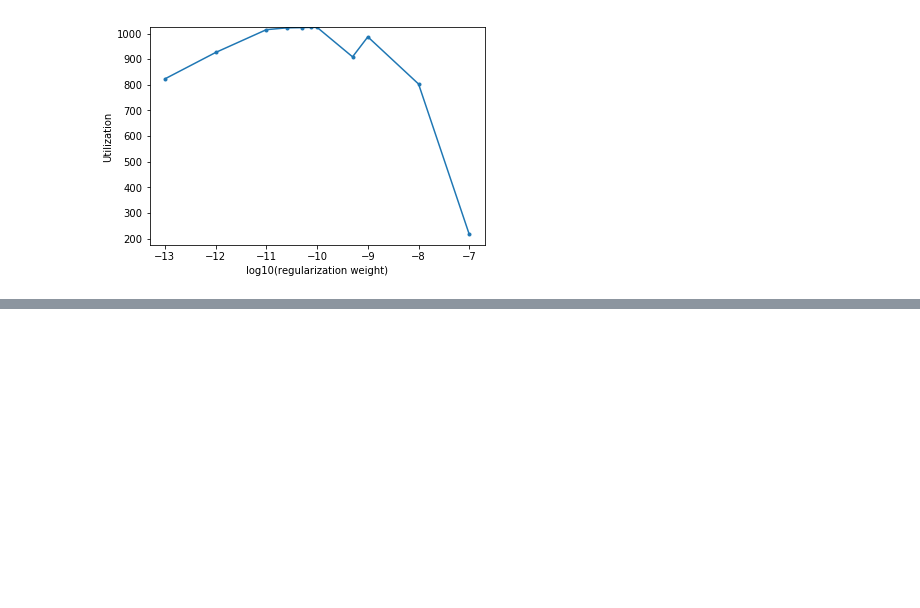
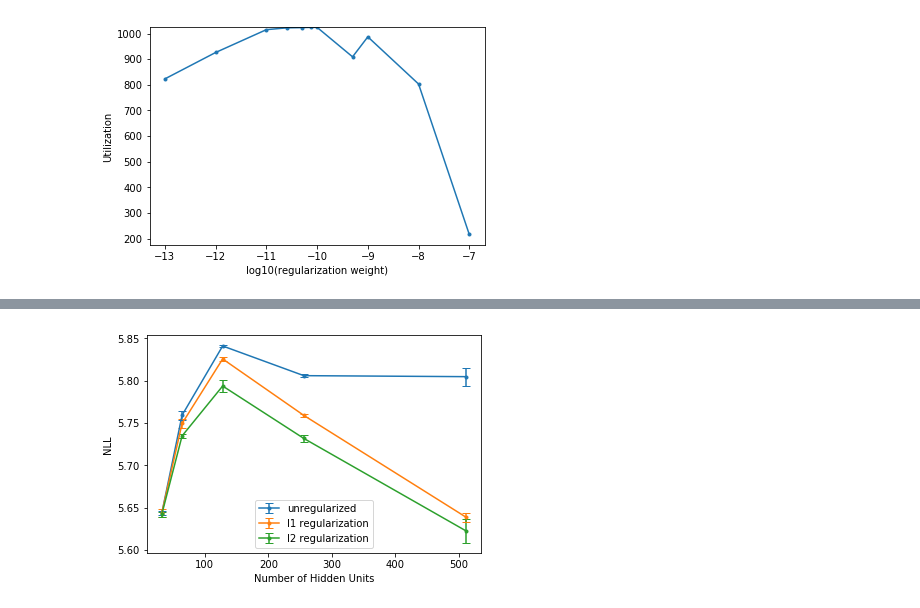
Before and after one commit to bstriner/discrete-skip-gram, a Jupyter notebook: notebook/results.ipynb, the cells around one changed output, grey strips where cells are left out. Cells and saved outputs as stored; diff of their text form; code cells hidden in the pictures; blank space fills up the shorter version.

```diff
--- a/notebook/results.ipynb
+++ b/notebook/results.ipynb
@@ -375,0 +430,14 @@ plt.show()
+# %%
+# Kmeans clustering
+flat_km = load_output('skipgram_baseline_flat_kmeans.npz')
+# Plot NLL by baseline hidden units
+bzks = flat_km['bzks']
+bar(bzks, flat_km['baseline'], 'unregularized', axis=(1,2))
+bar(bzks, flat_km['l1'], 'l1 regularization', axis=(1,2))
+bar(bzks, flat_km['l2'], 'l2 regularization', axis=(1,2))
+plt.ylabel('NLL')
+plt.xlabel('Number of Hidden Units')
+plt.legend()
+plt.show()
+# %% [output]
+[figure, added]
```
Also changed, not shown: parts of 33 cells of this notebook, 1 other file.
